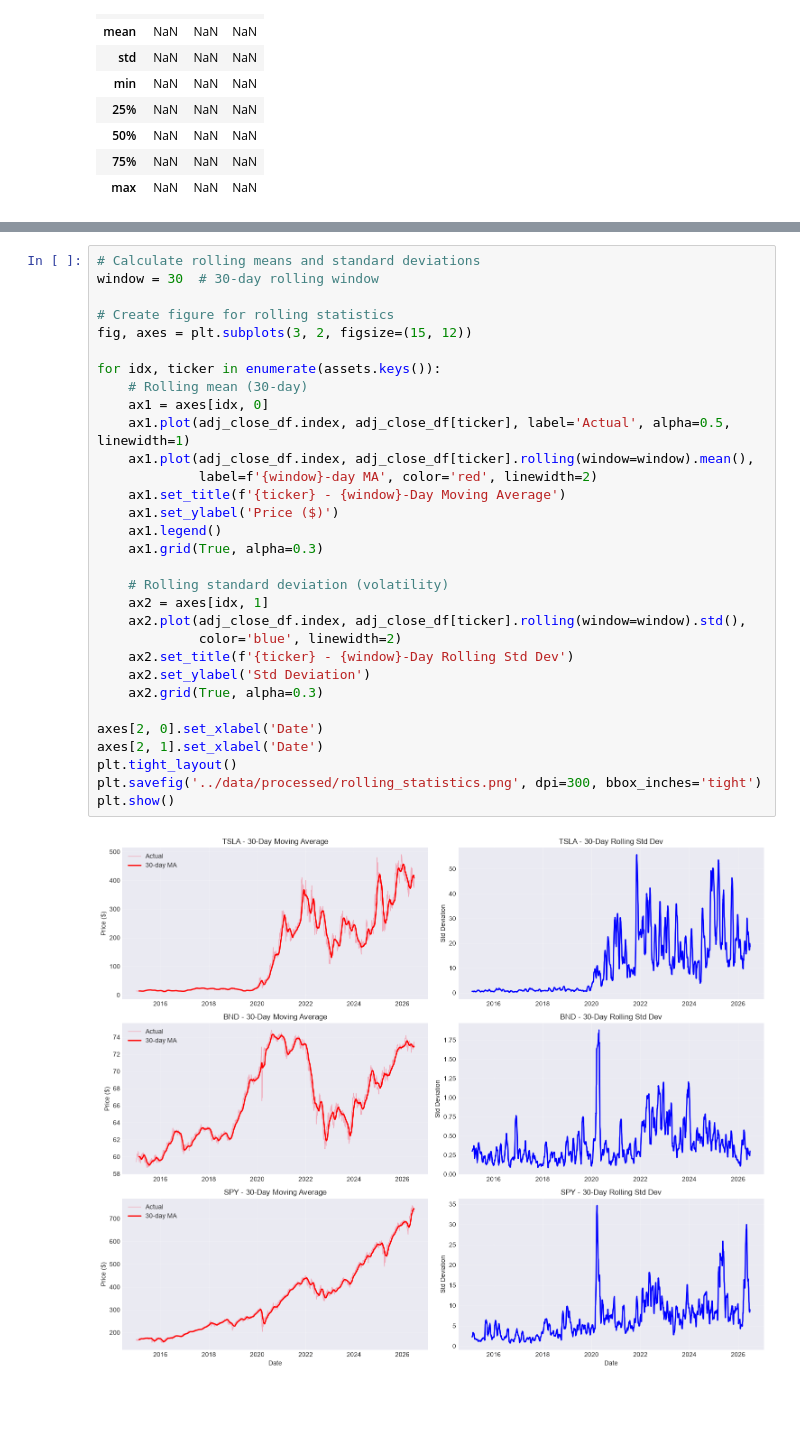
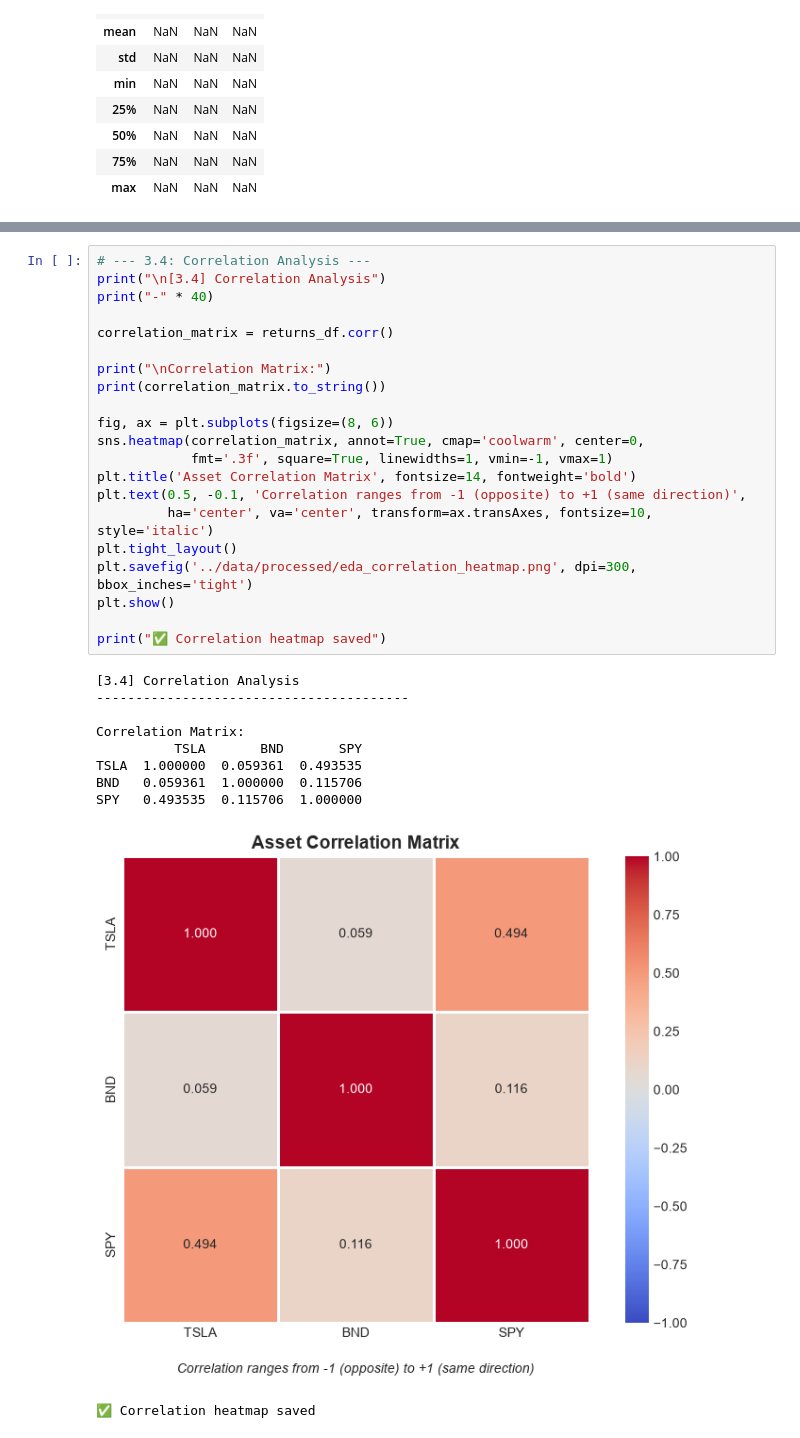
Before and after one commit to leesol1878/portfolio-optimization, a Jupyter notebook: notebooks/01_data_exploration.ipynb, the cells around one changed output, grey strips where cells are left out. Cells and saved outputs as stored; diff of their text form; blank space fills up the shorter version.

```diff
--- a/notebooks/01_data_exploration.ipynb
+++ b/notebooks/01_data_exploration.ipynb
@@ -403,34 +433,33 @@ for ticker in assets.keys():
 # %%
-# Calculate rolling means and standard deviations
-window = 30  # 30-day rolling window
+# --- 3.4: Correlation Analysis ---
+print("\n[3.4] Correlation Analysis")
+print("-" * 40)
 
-# Create figure for rolling statistics
-fig, axes = plt.subplots(3, 2, figsize=(15, 12))
+correlation_matrix = returns_df.corr()
 
-for idx, ticker in enumerate(assets.keys()):
-    # Rolling mean (30-day)
-    ax1 = axes[idx, 0]
-    ax1.plot(adj_close_df.index, adj_close_df[ticker], label='Actual', alpha=0.5, linewidth=1)
-    ax1.plot(adj_close_df.index, adj_close_df[ticker].rolling(window=window).mean(),
-             label=f'{window}-day MA', color='red', linewidth=2)
-    ax1.set_title(f'{ticker} - {window}-Day Moving Average')
-    ax1.set_ylabel('Price ($)')
-    ax1.legend()
-    ax1.grid(True, alpha=0.3)
+print("\nCorrelation Matrix:")
+print(correlation_matrix.to_string())
 
-    # Rolling standard deviation (volatility)
-    ax2 = axes[idx, 1]
-    ax2.plot(adj_close_df.index, adj_close_df[ticker].rolling(window=window).std(),
-             color='blue', linewidth=2)
-    ax2.set_title(f'{ticker} - {window}-Day Rolling Std Dev')
-    ax2.set_ylabel('Std Deviation')
-    ax2.grid(True, alpha=0.3)
+fig, ax = plt.subplots(figsize=(8, 6))
+sns.heatmap(correlation_matrix, annot=True, cmap='coolwarm', center=0,
+            fmt='.3f', square=True, linewidths=1, vmin=-1, vmax=1)
+plt.title('Asset Correlation Matrix', fontsize=14, fontweight='bold')
+plt.text(0.5, -0.1, 'Correlation ranges from -1 (opposite) to +1 (same direction)',
+         ha='center', va='center', transform=ax.transAxes, fontsize=10, style='italic')
+plt.tight_layout()
+plt.savefig('../data/processed/eda_correlation_heatmap.png', dpi=300, bbox_inches='tight')
+plt.show()
 
-axes[2, 0].set_xlabel('Date')
-axes[2, 1].set_xlabel('Date')
-plt.tight_layout()
-plt.savefig('../data/processed/rolling_statistics.png', dpi=300, bbox_inches='tight')
-plt.show()
+print("✅ Correlation heatmap saved")
 # %% [output]
+[3.4] Correlation Analysis
+----------------------------------------
+
+Correlation Matrix:
+          TSLA       BND       SPY
+TSLA  1.000000  0.059361  0.493535
+BND   0.059361  1.000000  0.115706
+SPY   0.493535  0.115706  1.000000
-[figure, old version]
+[figure, new version]
+✅ Correlation heatmap saved
 # %%
```
Also changed, not shown: parts of 23 cells of this notebook, 3 other files.
